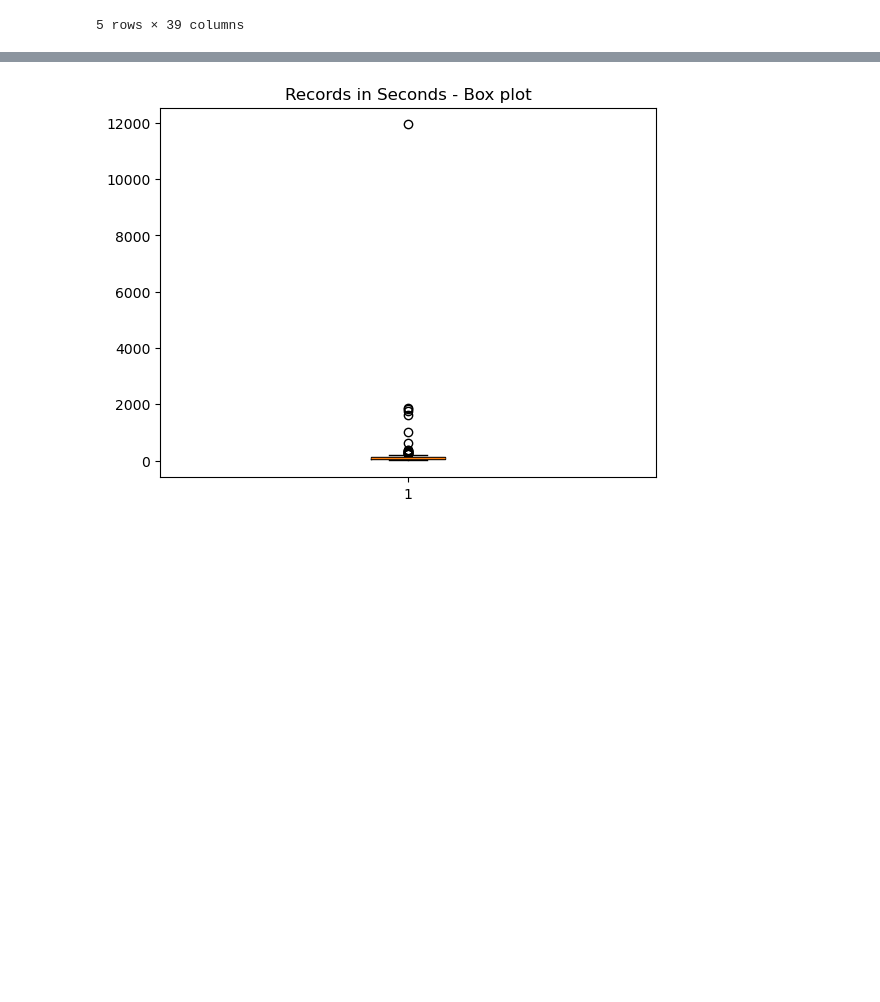
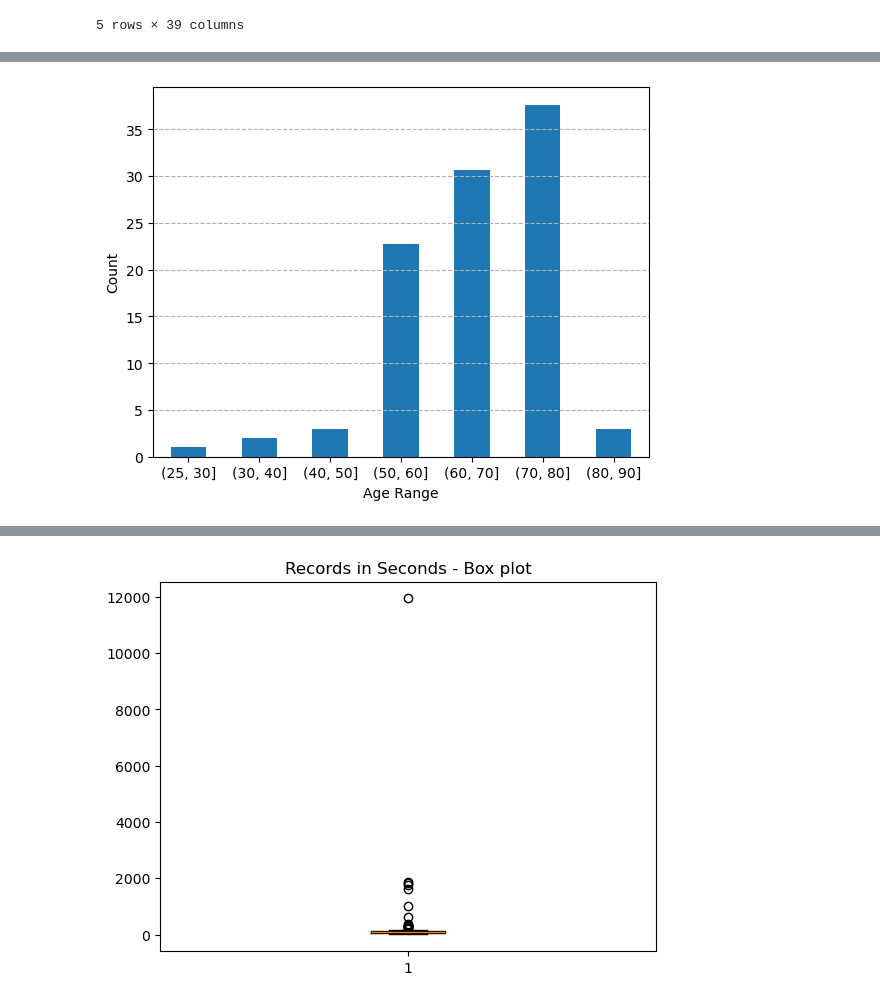
Before and after one commit to jose-2001/AIForIMUParkinsonData, a Jupyter notebook: notebooks/data_understanding/s1-exploartory-data-analysis.ipynb, the cells around one changed output, grey strips where cells are left out. Drawn from its saved outputs; the diff is of its cells as text; code cells hidden in the pictures; blank space fills up the shorter version.

```diff
--- a/notebooks/data_understanding/s1-exploartory-data-analysis.ipynb
+++ b/notebooks/data_understanding/s1-exploartory-data-analysis.ipynb
@@ -152,0 +212,6 @@ dtype: int64
+# %%
+patients_data = pd.read_excel(raw_data_path / 'imus y marcha (1).xlsx')
+patients_data['CC'] = patients_data['CC'].astype('string')
+patients_data['CC'] = patients_data['CC'].str.replace('.0', '')
+patients_data['Date'] = patients_data['Date'].astype('string')
+patients_data.head()
@@ -152,0 +225,10 @@ dtype: int64
+# %%
+unique_imu_data = imu_data[imu_data['PD'] == 1]['anon_id'].unique()
+unique_imu_data = set([get_id(anon_id) for anon_id in unique_imu_data])
+unique_patients_data = set(patients_data[patients_data['PD'] == 1]['CC'].unique())
+common = unique_imu_data.intersection(unique_patients_data)
+print(f"""
+Len common: {len(common)}
+Size imu_data: {len(unique_imu_data)}
+Size patients: {len(unique_patients_data)}
+""")
@@ -152,0 +240,3 @@ dtype: int64
+# %%
+result: pd.DataFrame = patients_data.loc[(patients_data['CC'].isin(common)) & (patients_data['PD'] == 1)]
+result.head()
@@ -152,0 +254,16 @@ dtype: int64
+# %%
+age_ranges = pd.cut(result['Age'], [25, 30, 40, 50, 60, 70, 80, 90])
+age_ranges = age_ranges.value_counts(normalize=True, sort=False)
+age_ranges = age_ranges.sort_index()
+age_ranges.plot(kind='bar')
+
+ax = (100*age_ranges).plot(kind='bar')
+ax.grid(axis='y', linestyle='--')
+ax.tick_params(axis='x', labelrotation = 0)
+
+plt.xlabel('Age Range')
+plt.ylabel('Count')
+
+plt.show()
+# %% [output]
+[figure, added]
```
Also changed, not shown: parts of 123 cells of this notebook, 2 other files.
